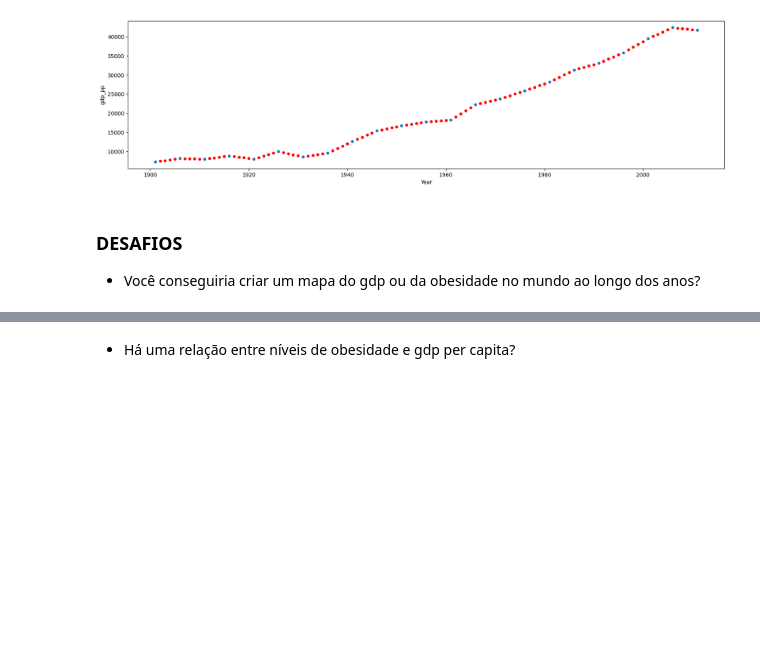
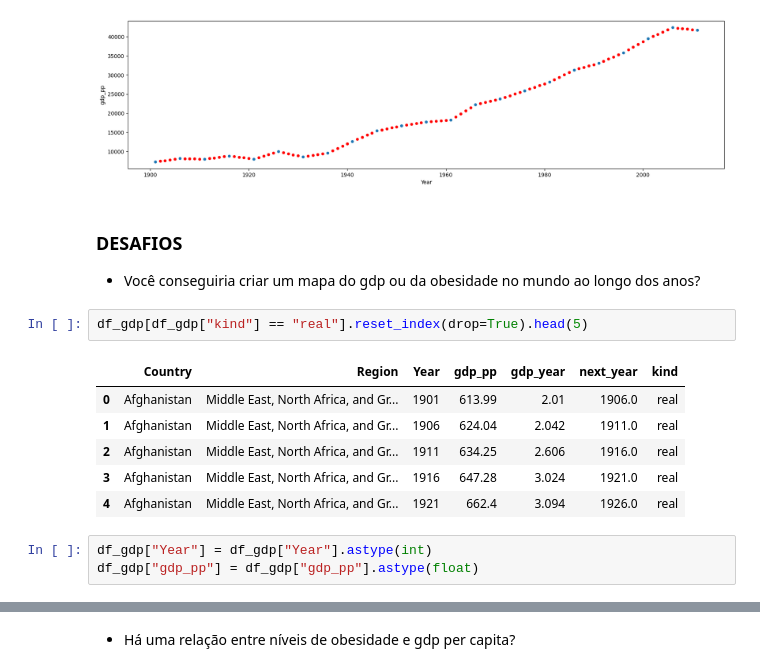
Before and after one commit to devjoaomelo/Analise-obesidade-pandas-numpy, a Jupyter notebook: Projeto-analise-obesidade.ipynb, the cells around one changed output, grey strips where cells are left out. Cells and saved outputs as stored; diff of their text form; blank space fills up the shorter version.

```diff
--- a/Projeto-analise-obesidade.ipynb
+++ b/Projeto-analise-obesidade.ipynb
@@ -282,3 +282,15 @@ df_gdp[(df_gdp["kind"] == "estimated") & (df_gdp["Country"] == "United States")]
 # %% [markdown]
 ### DESAFIOS
 - Você conseguiria criar um mapa do gdp ou da obesidade no mundo ao longo dos anos?
+# %%
+df_gdp[df_gdp["kind"] == "real"].reset_index(drop=True).head(5)
+# %% [output]
+|  | Country | Region | Year | gdp_pp | gdp_year | next_year | kind |
+| 0 | Afghanistan | Middle East, North Africa, and Gr... | 1901 | 613.99 | 2.01 | 1906.0 | real |
+| 1 | Afghanistan | Middle East, North Africa, and Gr... | 1906 | 624.04 | 2.042 | 1911.0 | real |
+| 2 | Afghanistan | Middle East, North Africa, and Gr... | 1911 | 634.25 | 2.606 | 1916.0 | real |
+| 3 | Afghanistan | Middle East, North Africa, and Gr... | 1916 | 647.28 | 3.024 | 1921.0 | real |
+| 4 | Afghanistan | Middle East, North Africa, and Gr... | 1921 | 662.4 | 3.094 | 1926.0 | real |
+# %%
+df_gdp["Year"] = df_gdp["Year"].astype(int)
+df_gdp["gdp_pp"] = df_gdp["gdp_pp"].astype(float)
```
Also changed, not shown: parts of 12 cells of this notebook.
